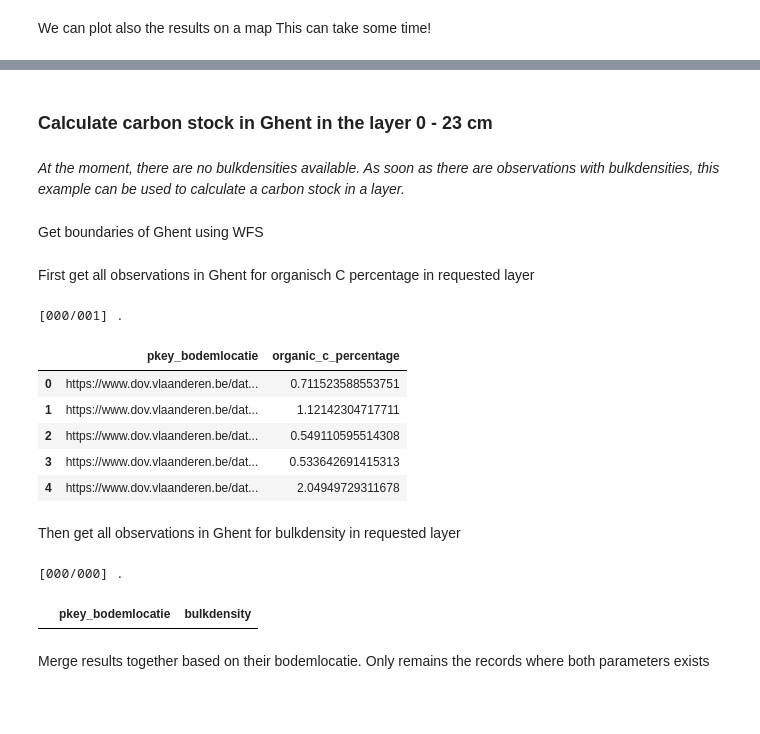
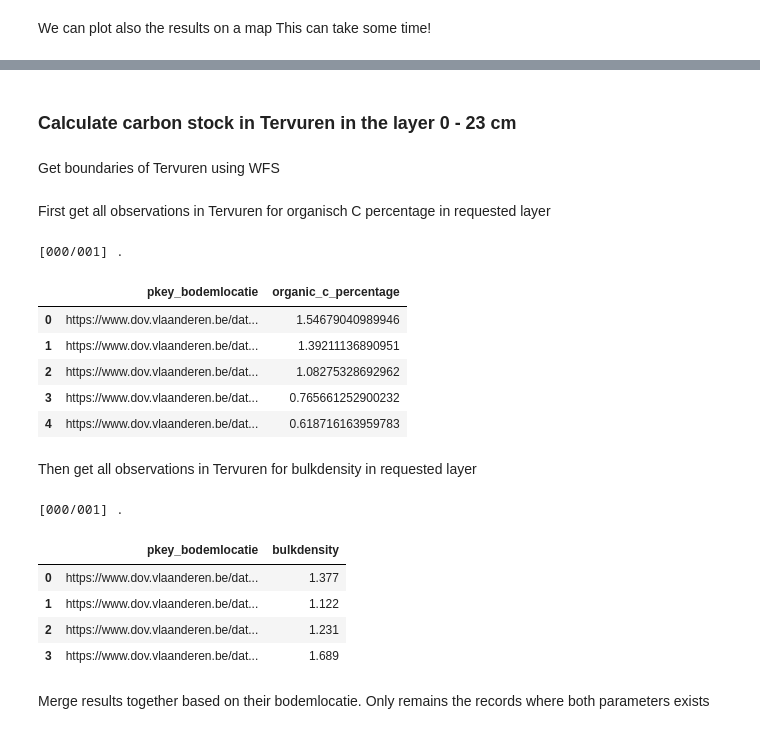
Before and after one commit to DOV-Vlaanderen/pydov, a Jupyter notebook: docs/notebooks/search_bodem.ipynb, the cells around one changed output, grey strips where cells are left out. Drawn from its saved outputs; the diff is of its cells as text; code cells hidden in the pictures; blank space fills up the shorter version.

Commit message:
Switch example to Tervuren, where there is data.

```diff
--- a/docs/notebooks/search_bodem.ipynb
+++ b/docs/notebooks/search_bodem.ipynb
@@ -455,11 +455,9 @@ fmap
 # %% [output]
 [interactive output not drawn]
 # %% [markdown]
-### Calculate carbon stock in Ghent in the layer 0 - 23 cm
+### Calculate carbon stock in Tervuren in the layer 0 - 23 cm
-# %% [markdown]
-*At the moment, there are no bulkdensities available. As soon as there are observations with bulkdensities, this example can be used to calculate a carbon stock in a layer.*
 # %% [markdown]
-Get boundaries of Ghent using WFS
+Get boundaries of Tervuren using WFS
 # %%
 from owslib.etree import etree
 from owslib.fes import PropertyIsEqualTo
@@ -473,13 +471,13 @@ stadsgrenzen = WebFeatureService(
     'https://geoservices.informatievlaanderen.be/overdrachtdiensten/VRBG/wfs',
     version='1.1.0')
 
-gent_filter = PropertyIsEqualTo(propertyname='NAAM', literal='Gent')
-gent_poly = stadsgrenzen.getfeature(
+gemeente_filter = PropertyIsEqualTo(propertyname='NAAM', literal='Tervuren')
+gemeente_poly = stadsgrenzen.getfeature(
     typename='VRBG:Refgem',
-    filter=etree.tostring(gent_filter.toXML()).decode("utf8"),
+    filter=etree.tostring(gemeente_filter.toXML()).decode("utf8"),
     outputFormat='text/xml; subtype=gml/3.2').read()
 # %% [markdown]
-First get all observations in Ghent for organisch C percentage in requested layer
+First get all observations in Tervuren for organisch C percentage in requested layer
 # %%
 from owslib.fes2 import PropertyIsEqualTo, PropertyIsGreaterThan, PropertyIsLessThan
 from owslib.fes2 import And
@@ -490,7 +488,7 @@ bodemobservatie = BodemobservatieSearch()
 
 # all layers intersect the layer 0-23cm
 carbon_observaties = bodemobservatie.search(
-        location=GmlFilter(gent_poly, Within),
+        location=GmlFilter(gemeente_poly, Within),
         query=And([
             PropertyIsEqualTo(propertyname="parameter", literal="Organische C - percentage"),
             PropertyIsGreaterThan(propertyname="diepte_tot_cm", literal = '0'),
@@ -502,29 +500,33 @@ carbon_observaties.head()
 # %% [output]
 [000/001] .
 |  | pkey_bodemlocatie | organic_c_percentage |
-| 0 | https://www.dov.vlaanderen.be/dat... | 0.711523588553751 |
-| 1 | https://www.dov.vlaanderen.be/dat... | 1.12142304717711 |
-| 2 | https://www.dov.vlaanderen.be/dat... | 0.549110595514308 |
-| 3 | https://www.dov.vlaanderen.be/dat... | 0.533642691415313 |
-| 4 | https://www.dov.vlaanderen.be/dat... | 2.04949729311678 |
+| 0 | https://www.dov.vlaanderen.be/dat... | 1.54679040989946 |
+| 1 | https://www.dov.vlaanderen.be/dat... | 1.39211136890951 |
+| 2 | https://www.dov.vlaanderen.be/dat... | 1.08275328692962 |
+| 3 | https://www.dov.vlaanderen.be/dat... | 0.765661252900232 |
+| 4 | https://www.dov.vlaanderen.be/dat... | 0.618716163959783 |
 # %% [markdown]
-Then get all observations in Ghent for bulkdensity in requested layer
+Then get all observations in Tervuren for bulkdensity in requested layer
 # %%
 density_observaties = bodemobservatie.search(
-        location=GmlFilter(gent_poly, Within),
+        location=GmlFilter(gemeente_poly, Within),
         query=And([
             PropertyIsEqualTo(propertyname="parameter",
                               literal="Bulkdensiteit - gemeten"),
             PropertyIsGreaterThan(propertyname="diepte_tot_cm", literal = '0'),
             PropertyIsLessThan(propertyname="diepte_van_cm", literal = '23')
         ]),
         return_fields=('pkey_bodemlocatie', 'waarde'))
 
 density_observaties = density_observaties.rename(columns={"waarde": "bulkdensity"})
 density_observaties.head()
 # %% [output]
-[000/000] .
+[000/001] .
 |  | pkey_bodemlocatie | bulkdensity |
+| 0 | https://www.dov.vlaanderen.be/dat... | 1.377 |
+| 1 | https://www.dov.vlaanderen.be/dat... | 1.122 |
+| 2 | https://www.dov.vlaanderen.be/dat... | 1.231 |
+| 3 | https://www.dov.vlaanderen.be/dat... | 1.689 |
 # %% [markdown]
 Merge results together based on their bodemlocatie. Only remains the records where both parameters exists
 # %%
```
Also changed, not shown: parts of 1 cell of this notebook.
